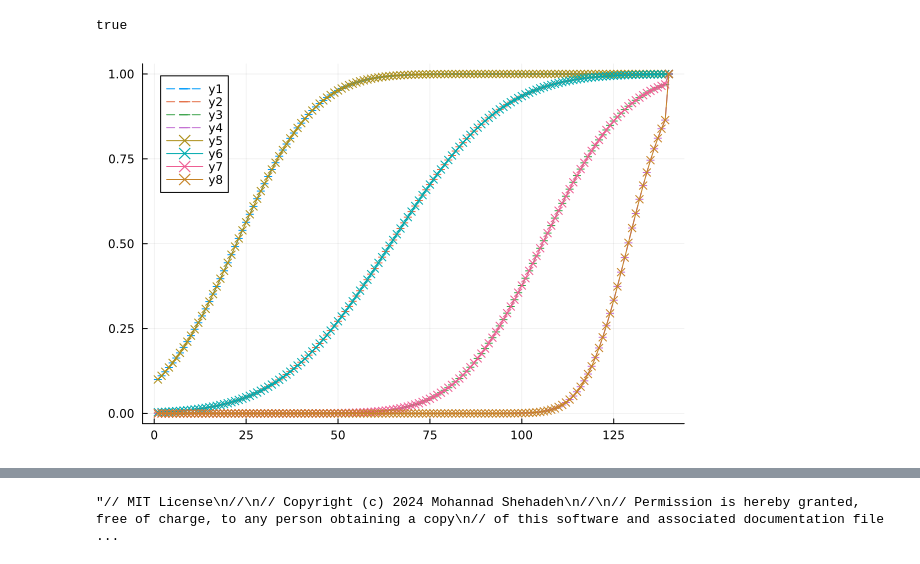
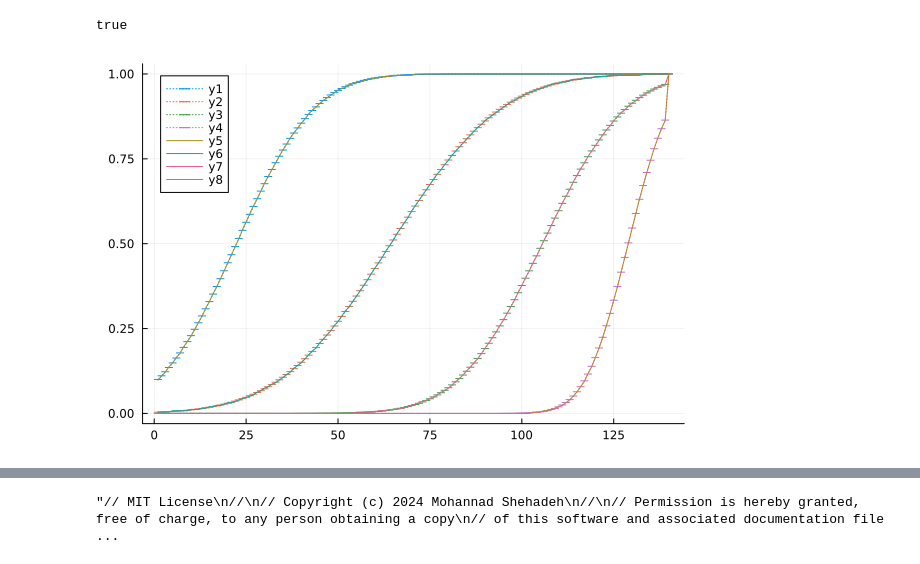
Before and after one commit to applecoffeecake/dts-search-hdl, a Jupyter notebook: multiDiscNonUnifHQ_JuliaRef.ipynb, the cells around one changed output, grey strips where cells are left out. Cells and saved outputs as stored; diff of their text form; code cells hidden in the pictures.

```diff
--- a/multiDiscNonUnifHQ_JuliaRef.ipynb
+++ b/multiDiscNonUnifHQ_JuliaRef.ipynb
@@ -95,7 +95,7 @@ k = 4
 # @assert k == length(σs)
 # %%
 # LFSR parameters
-SKIM = 16;
+SKIM = 8;
 SIZE = 64;
 
 SEED_LIST_SIZE = 100;
@@ -189,10 +187,10 @@ true
 # %%
 cumsump_hat = bin_boundaries ./ (2.0^SKIM-1.0);
 # %%
-plot(cumsum.(ps),linestyle=:dash,marker=:hline)
-plot!(cumsump_hat,marker=:x)
+plot(cumsum.(ps),linestyle=:dot,marker=:hline,legendt=:left)
+plot!(cumsump_hat)
 # %% [output]
-[figure, old version]
+[figure, new version]
 # %%
 function get_sample(j)
     x = lfsr()
```
Also changed, not shown: parts of 15 cells of this notebook, 6 other files.
